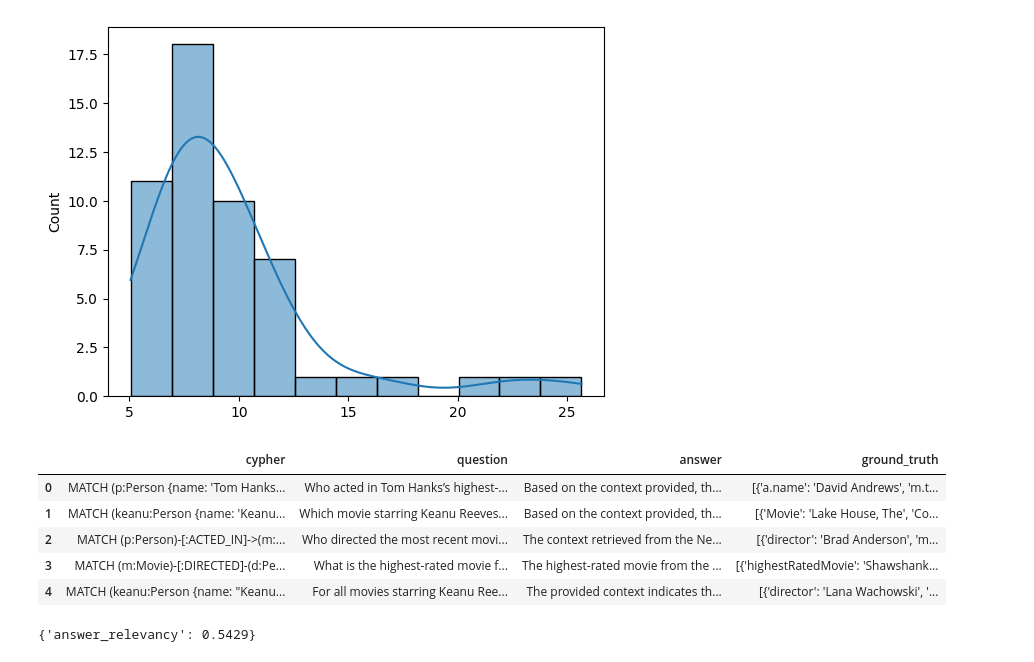
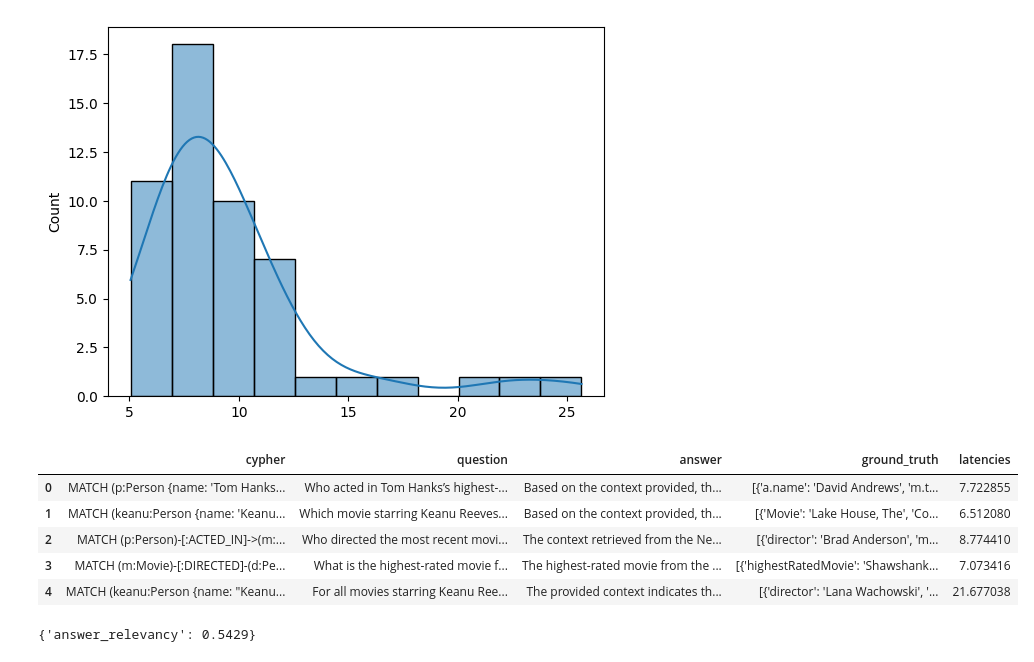
Before and after one commit to zamolxes7378/text2cypher_llama_agent, a Jupyter notebook: benchmark/benchmark.ipynb, the cells around one changed output. Cells and saved outputs as stored; diff of their text form; code cells hidden in the pictures.

```diff
--- a/benchmark/benchmark.ipynb
+++ b/benchmark/benchmark.ipynb
@@ -112,23 +94,24 @@ sns.histplot(latencies, kde=True)
 # %%
 import pandas as pd
 from ragas import evaluate
 from datasets import Dataset
 
 
 
 # Convert to DataFrame
 df = pd.DataFrame(results)
 df['ground_truth'] = [str(el) for el in ground_truth] # Dates are causing troubles
+df['latencies'] = latencies
 # Convert DataFrame to Hugging Face Dataset
 dataset = Dataset.from_pandas(df)
 df.head()
 # %% [output]
-|  | cypher | question | answer | ground_truth |
-| 0 | MATCH (p:Person {name: 'Tom Hanks... | Who acted in Tom Hanks’s highest-... | Based on the context provided, th... | [{'a.name': 'David Andrews', 'm.t... |
-| 1 | MATCH (keanu:Person {name: 'Keanu... | Which movie starring Keanu Reeves... | Based on the context provided, th... | [{'Movie': 'Lake House, The', 'Co... |
-| 2 | MATCH (p:Person)-[:ACTED_IN]->(m:... | Who directed the most recent movi... | The context retrieved from the Ne... | [{'director': 'Brad Anderson', 'm... |
-| 3 | MATCH (m:Movie)-[:DIRECTED]-(d:Pe... | What is the highest-rated movie f... | The highest-rated movie from the ... | [{'highestRatedMovie': 'Shawshank... |
-| 4 | MATCH (keanu:Person {name: "Keanu... | For all movies starring Keanu Ree... | The provided context indicates th... | [{'director': 'Lana Wachowski', '... |
+|  | cypher | question | answer | ground_truth | latencies |
+| 0 | MATCH (p:Person {name: 'Tom Hanks... | Who acted in Tom Hanks’s highest-... | Based on the context provided, th... | [{'a.name': 'David Andrews', 'm.t... | 7.722855 |
+| 1 | MATCH (keanu:Person {name: 'Keanu... | Which movie starring Keanu Reeves... | Based on the context provided, th... | [{'Movie': 'Lake House, The', 'Co... | 6.512080 |
+| 2 | MATCH (p:Person)-[:ACTED_IN]->(m:... | Who directed the most recent movi... | The context retrieved from the Ne... | [{'director': 'Brad Anderson', 'm... | 8.774410 |
+| 3 | MATCH (m:Movie)-[:DIRECTED]-(d:Pe... | What is the highest-rated movie f... | The highest-rated movie from the ... | [{'highestRatedMovie': 'Shawshank... | 7.073416 |
+| 4 | MATCH (keanu:Person {name: "Keanu... | For all movies starring Keanu Ree... | The provided context indicates th... | [{'director': 'Lana Wachowski', '... | 21.677038 |
 # %%
 result = evaluate(
     dataset,
```
Also changed, not shown: parts of 1 cell of this notebook, 14 other files.
